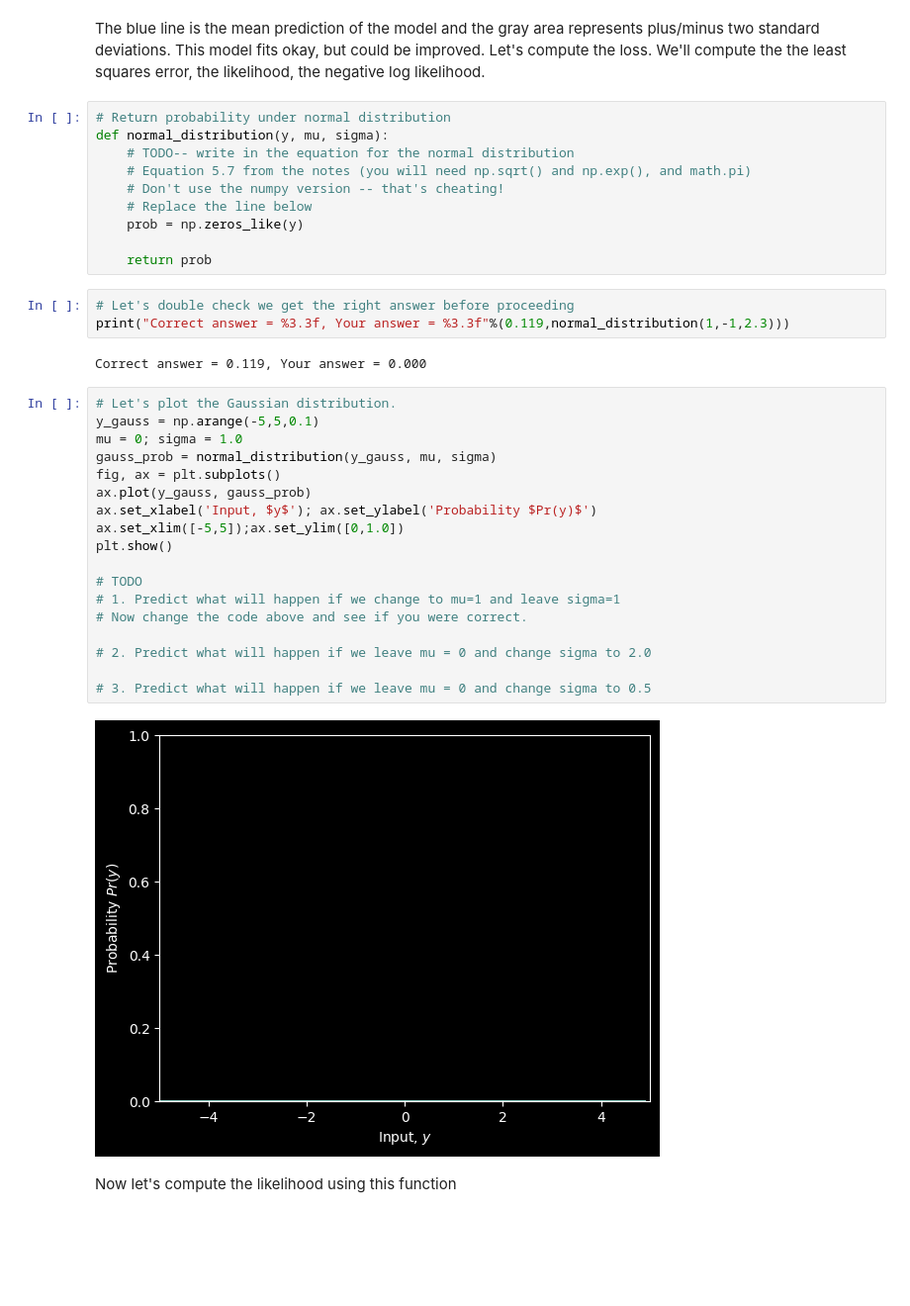
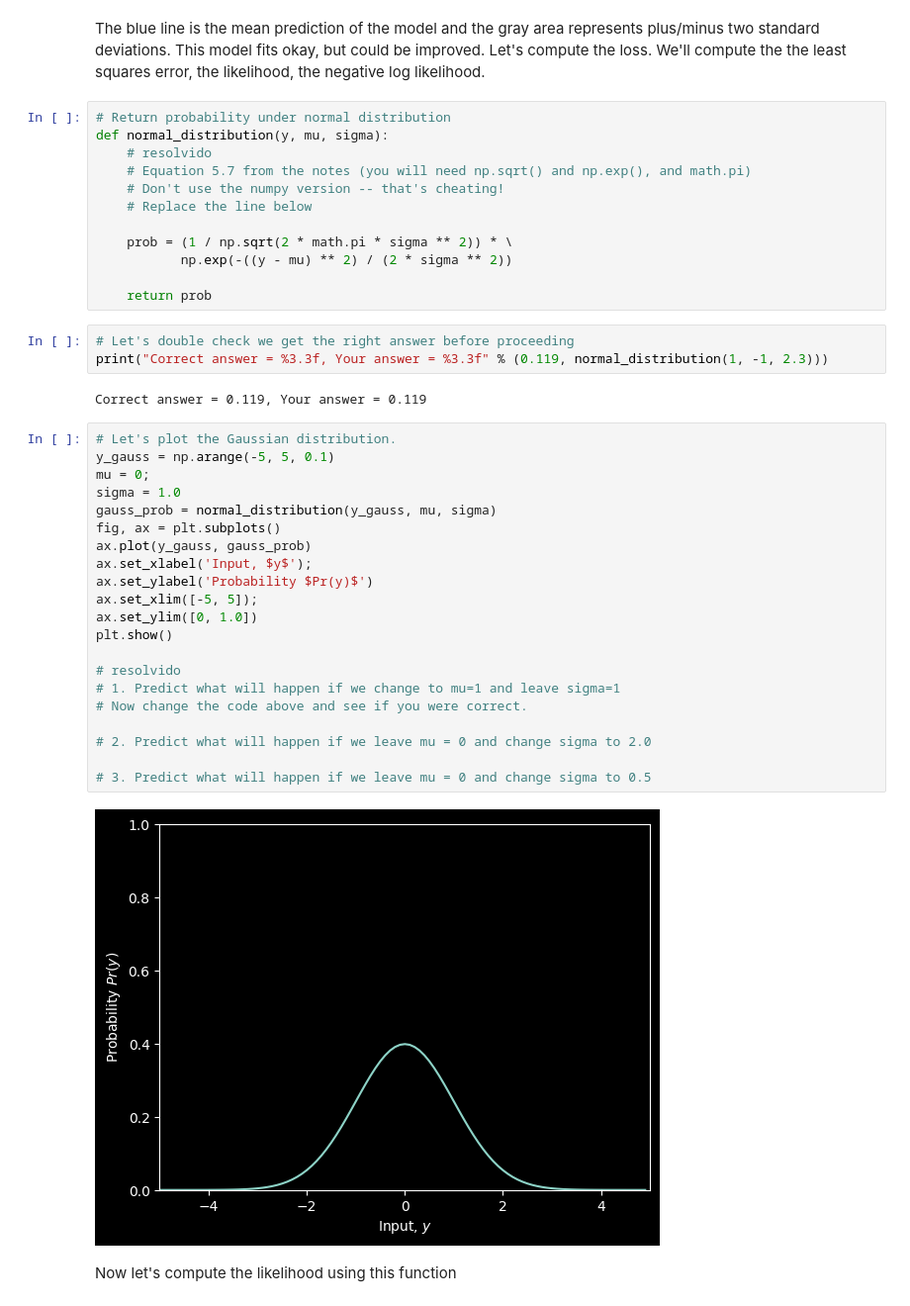
Before and after one commit to Renef13/aula7_notebooks_FuncaoLoss, a Jupyter notebook: Aula7_1_Least_Squares_Loss.ipynb, the cells around one changed output. Shown at 99% size. Drawn from its saved outputs; the diff is of its cells as text; blank space fills up the shorter version.

```diff
--- a/Aula7_1_Least_Squares_Loss.ipynb
+++ b/Aula7_1_Least_Squares_Loss.ipynb
@@ -96,38 +105,43 @@ The blue line is the mean prediction of the model and the gray area represents p
 # %%
 # Return probability under normal distribution
 def normal_distribution(y, mu, sigma):
-    # TODO-- write in the equation for the normal distribution
+    # resolvido
     # Equation 5.7 from the notes (you will need np.sqrt() and np.exp(), and math.pi)
     # Don't use the numpy version -- that's cheating!
     # Replace the line below
-    prob = np.zeros_like(y)
+
+    prob = (1 / np.sqrt(2 * math.pi * sigma ** 2)) * \
+           np.exp(-((y - mu) ** 2) / (2 * sigma ** 2))
 
     return prob
 # %%
 # Let's double check we get the right answer before proceeding
-print("Correct answer = %3.3f, Your answer = %3.3f"%(0.119,normal_distribution(1,-1,2.3)))
+print("Correct answer = %3.3f, Your answer = %3.3f" % (0.119, normal_distribution(1, -1, 2.3)))
 # %% [output]
-Correct answer = 0.119, Your answer = 0.000
+Correct answer = 0.119, Your answer = 0.119
 # %%
 # Let's plot the Gaussian distribution.
-y_gauss = np.arange(-5,5,0.1)
-mu = 0; sigma = 1.0
+y_gauss = np.arange(-5, 5, 0.1)
+mu = 0;
+sigma = 1.0
 gauss_prob = normal_distribution(y_gauss, mu, sigma)
 fig, ax = plt.subplots()
 ax.plot(y_gauss, gauss_prob)
-ax.set_xlabel('Input, $y$'); ax.set_ylabel('Probability $Pr(y)$')
-ax.set_xlim([-5,5]);ax.set_ylim([0,1.0])
+ax.set_xlabel('Input, $y$');
+ax.set_ylabel('Probability $Pr(y)$')
+ax.set_xlim([-5, 5]);
+ax.set_ylim([0, 1.0])
 plt.show()
 
-# TODO
+# resolvido
 # 1. Predict what will happen if we change to mu=1 and leave sigma=1
 # Now change the code above and see if you were correct.
 
 # 2. Predict what will happen if we leave mu = 0 and change sigma to 2.0
 
 # 3. Predict what will happen if we leave mu = 0 and change sigma to 0.5
 # %% [output]
-[figure, old version]
+[figure, new version]
 # %% [markdown]
 Now let's compute the likelihood using this function
 # %%
```
Also changed, not shown: parts of 16 cells of this notebook.
